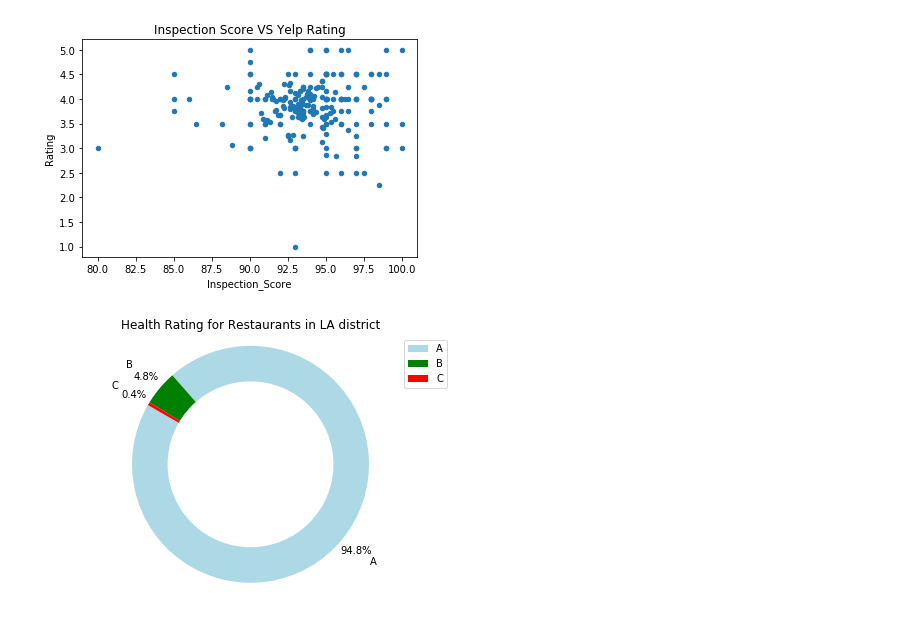
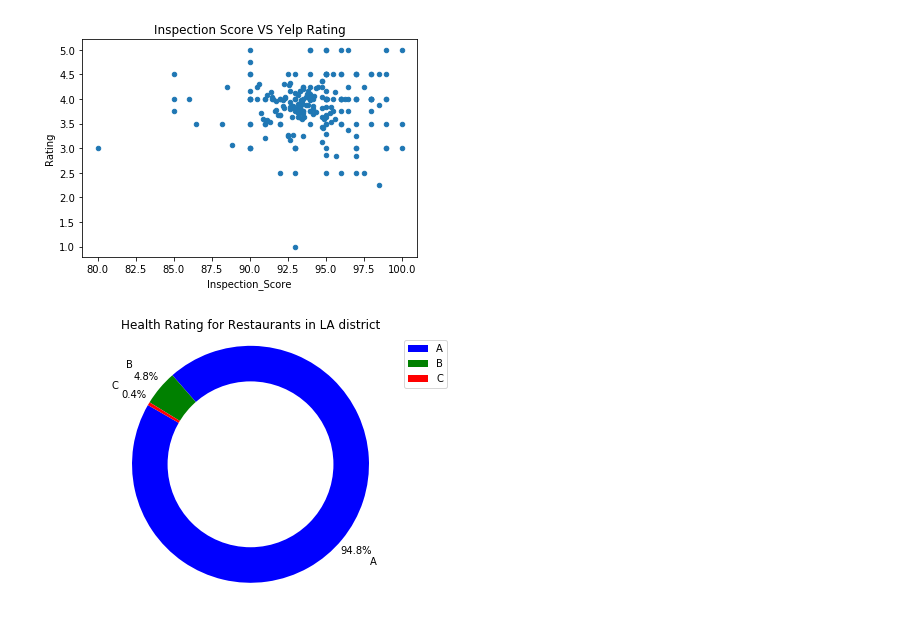
Before and after one commit to ryankchang/project1, a Jupyter notebook: workfile/Albert_Ryan_data.ipynb, the cells around one changed output. Saved outputs shown, nothing was run; the diff lists cells and outputs as text; code cells hidden in the pictures.

Commit message:
new graph

```diff
--- a/workfile/Albert_Ryan_data.ipynb
+++ b/workfile/Albert_Ryan_data.ipynb
@@ -134,20 +191,20 @@ plt.savefig("Health_Rating_VS_Yelp_Score.png")
 # %%
 labels = ['A', 'B', 'C']
 sizes = [94.77, 4.77, 0.43]
 #colors
-colors = ['lightblue','g','r']
+colors = ['blue','g','r']
 
 fig1, ax1 = plt.subplots()
 ax1.pie(sizes, colors = colors, labels=labels, autopct='%1.1f%%', startangle=150, pctdistance=1.15, labeldistance=1.3)
 #draw circle
 centre_circle = plt.Circle((0,0),0.70,fc='white')
 fig = plt.gcf()
 fig.gca().add_artist(centre_circle)
 # Equal aspect ratio ensures that pie is drawn as a circle
 ax1.axis('equal')
 plt.tight_layout()
 plt.legend(labels=labels,loc="best")
 plt.title('Health Rating for Restaurants in LA district')
 plt.savefig("Pie_chart_Health_Rating.png")
 # %% [output]
-[figure, old version]
+[figure, new version]
```
Also changed, not shown: parts of 4 cells of this notebook, 1 other file.
